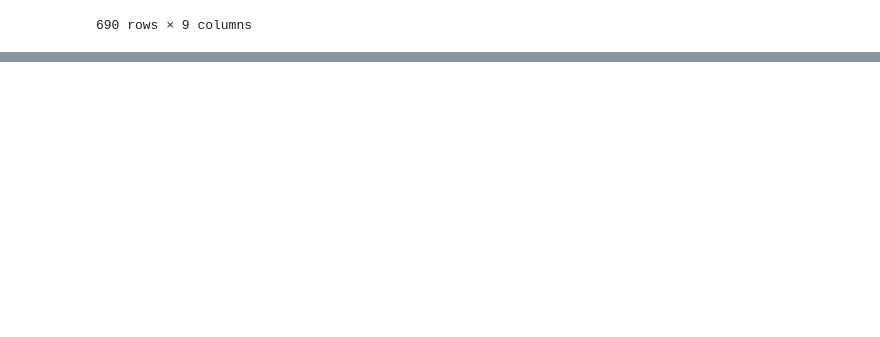
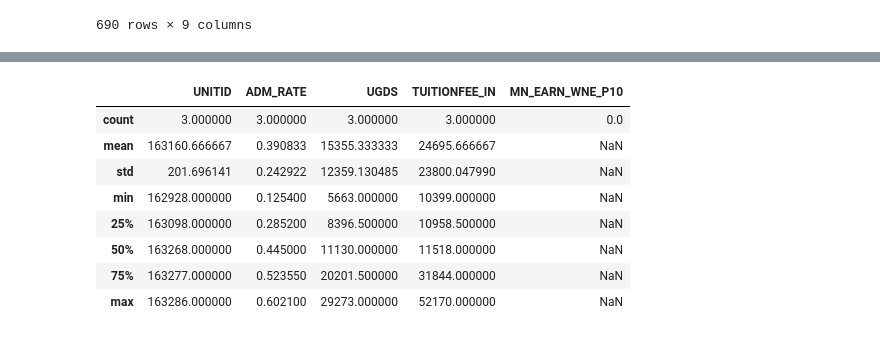
Before and after one commit to Zarak00/Data690_fall2022, a Jupyter notebook: assignment_04/assignment_04.ipynb, the cells around one changed output, grey strips where cells are left out. Drawn from its saved outputs; the diff is of its cells as text; code cells hidden in the pictures; blank space fills up the shorter version.

```diff
--- a/assignment_04/assignment_04.ipynb
+++ b/assignment_04/assignment_04.ipynb
@@ -206,0 +209,2 @@ state_df_filtered.to_csv("Five_States_Colleges.csv") #code to download csv file
+# %%
+new_df = small_df[df['INSTNM'].str.contains('Johns Hopkins University|Loyola College Maryland|University of Maryland-College Park|University of Maryland-Baltimore County')] #code to filter states
@@ -206,0 +223,12 @@ state_df_filtered.to_csv("Five_States_Colleges.csv") #code to download csv file
+# %%
+new_df.describe()
+# %% [output]
+|  | UNITID | ADM_RATE | UGDS | TUITIONFEE_IN | MN_EARN_WNE_P10 |
+| count | 3.000000 | 3.000000 | 3.000000 | 3.000000 | 0.0 |
+| mean | 163160.666667 | 0.390833 | 15355.333333 | 24695.666667 | NaN |
+| std | 201.696141 | 0.242922 | 12359.130485 | 23800.047990 | NaN |
+| min | 162928.000000 | 0.125400 | 5663.000000 | 10399.000000 | NaN |
+| 25% | 163098.000000 | 0.285200 | 8396.500000 | 10958.500000 | NaN |
+| 50% | 163268.000000 | 0.445000 | 11130.000000 | 11518.000000 | NaN |
+| 75% | 163277.000000 | 0.523550 | 20201.500000 | 31844.000000 | NaN |
+| max | 163286.000000 | 0.602100 | 29273.000000 | 52170.000000 | NaN |
```
Also changed, not shown: parts of 4 cells of this notebook.
